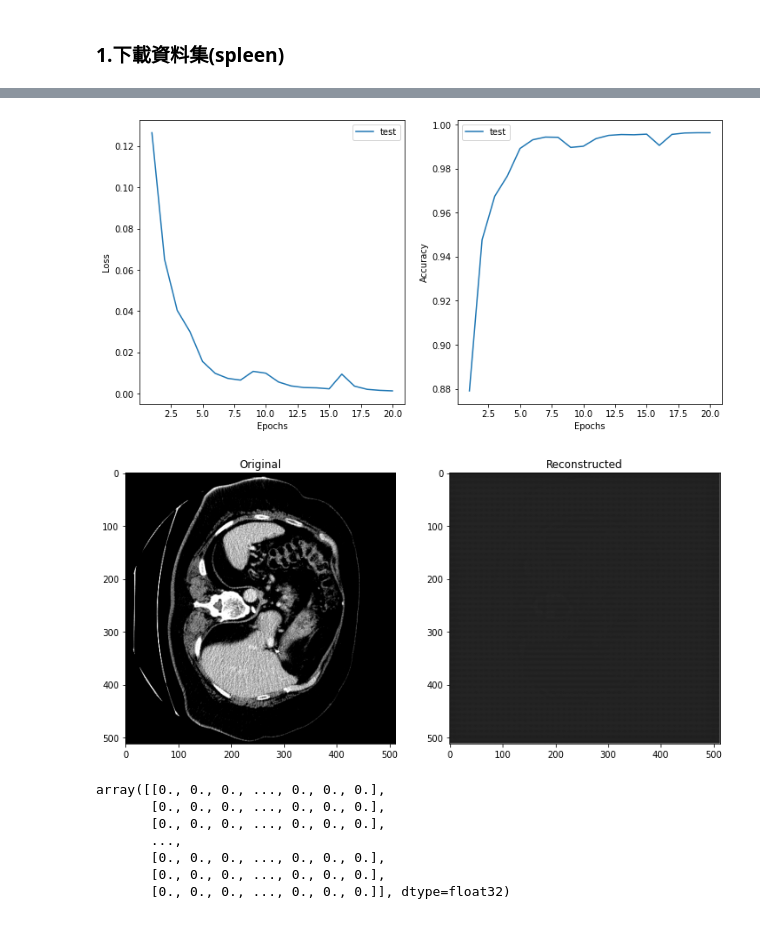
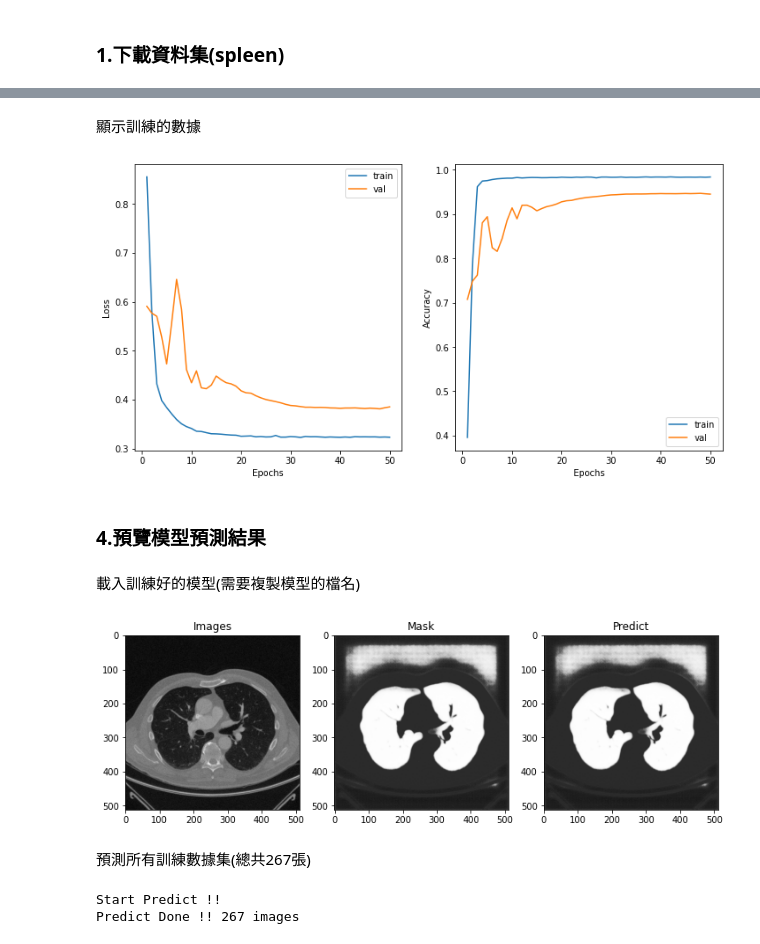
Before and after one commit to Tim-Li/X-ray_summer_school_2022, a Jupyter notebook: code/Python實作_Day2：深度學習在三維X光影像應用.ipynb, the cells around one changed output, grey strips where cells are left out. Saved outputs shown, nothing was run; the diff lists cells and outputs as text; code cells hidden in the pictures.

```diff
--- a/code/Python實作_Day2：深度學習在三維X光影像應用.ipynb
+++ b/code/Python實作_Day2：深度學習在三維X光影像應用.ipynb
@@ -243,25 +275,34 @@ Epoch 20: loss improved from 0.00158 to 0.00134, saving model to day_2:segmentat
+# %% [markdown]
+顯示訓練的數據
 # %%
 loss = history.history['loss']
-acc = history.history['acc']
+acc = history.history['accuracy']
+v_loss = history.history['val_loss']
+v_acc = history.history['val_accuracy']
 epoch = range(1, ep+1)
 
 plt.figure(figsize=(12, 6))
 plt.subplot(121)
-plt.plot(epoch,loss, label='test')
+plt.plot(epoch,loss,label='train')
+plt.plot(epoch,v_loss, label='val')
 # plt.title('Training and validation loss')
 plt.xlabel('Epochs')
 plt.ylabel('Loss')
 plt.legend()
 plt.subplot(122)
-plt.plot(epoch,acc, label='test')
+plt.plot(epoch,acc,label='train')
+plt.plot(epoch,v_acc, label='val')
 # plt.title('Training and validation loss')
 plt.xlabel('Epochs')
 plt.ylabel('Accuracy')
 plt.legend()
 plt.show()
 # %% [output]
-[figure, old version]
+[figure, new version]
+# %% [markdown]
+### 4.預覽模型預測結果
+# %% [markdown]
+載入訓練好的模型(需要複製模型的檔名)
 # %%
-#Load the model
 from keras.models import load_model
-unet_model = load_model("/home/txm/work_code/TXM_AI_project/DLFBP-TXM/model/sy_b1_epochs10_feature64.h5", compile=False)
+unet_model = load_model("/content/day_2:segmentation/trained_model/model_unet_annealer_F8_b10_epochs50.h5", compile=False)
@@ -268,18 +311,23 @@ unet_model = load_model("/home/txm/work_code/TXM_AI_project/DLFBP-TXM/model/sy_b
 # %%
-img1 = tifffile.imread('/content/day_2:segmentation/raw/train_image_raw/input_00030.tif')
+img1 = tifffile.imread('/content/day_2:segmentation/images/ID_0000_Z_0142.tif')
 img1=cv2.resize(img1,(SIZE, SIZE))
 img_array1 = img1.astype('float32') / 255.
 
 test_img = np.expand_dims(img_array1, axis=0)
 pred = unet_model.predict(test_img)
 
 plt.figure(figsize=(12, 6))
-plt.subplot(1,2,1)
+plt.subplot(1,3,1)
 plt.imshow(test_img[0],cmap='gray')
-plt.title('Original')
-plt.subplot(1,2,2)
+plt.title('Images')
+plt.subplot(1,3,2)
 plt.imshow(pred[0].reshape(SIZE,SIZE),cmap='gray')
-plt.title('Reconstructed')
+plt.title('Mask')
+plt.subplot(1,3,3)
+plt.imshow(pred[0].reshape(SIZE,SIZE),cmap='gray')
+plt.title('Predict')
 plt.show()
 # %% [output]
-[figure, old version]
+[figure, new version]
+# %% [markdown]
+預測所有訓練數據集(總共267張)
@@ -286,33 +337,23 @@ plt.show()
 # %%
-import glob
-from PIL import Image
-
 index = 0
-msg = '/home/txm/work_code/TXM_AI_project/1.Incomplete_CT_data/DLFBP-TXM/Data/real_data/tomo-zinc/corr_sion/'
+msg = str(project_dir)+'/images/'
 imfile = sorted(glob.glob(msg+"*"+".tif"))
-path='/home/txm/work_code/TXM_AI_project/1.Incomplete_CT_data/DLFBP-TXM/Data/real_data/tomo-zinc/Ai_z2/'
+path= str(save_predict_dir)+'/'
 print("Start Predict !!")
 for i in imfile:
-    print(i,index)
-    img1=cv2.imread(i, 0)
-    img1=cv2.resize(img1,(SIZE, SIZE))
-    img_array1 = img1.astype('float32') / 255.
-    test_img = np.expand_dims(img_array1, axis=0)
-    pred = DLFBP_model.predict(test_img)
+    # print(i,index)
+    img=tifffile.imread(i)
+    img=cv2.resize(img,(SIZE, SIZE))/ 255.
+    img_array = img.astype('float32')
+    test_img = np.expand_dims(img_array, axis=0)
+    pred = unet_model.predict(test_img)
     a=pred[0].reshape(SIZE,SIZE)*255
     sinogram = Image.fromarray(a)
     if sinogram.mode == "F":
         sinogram = sinogram.convert('L')
-    sinogram.save(path+f'P_{str(index).zfill(3)}.tif')
+    sinogram.save(path+f'P_{str(index).zfill(5)}.tif')
     index += 1
 print("Predict Done !!",len(imfile),"images")
+# %% [output]
+Start Predict !!
+Predict Done !! 267 images
-# %%
-test_img[0]
-# %% [output]
-array([[0., 0., 0., ..., 0., 0., 0.],
-       [0., 0., 0., ..., 0., 0., 0.],
-       [0., 0., 0., ..., 0., 0., 0.],
-       ...,
-       [0., 0., 0., ..., 0., 0., 0.],
-       [0., 0., 0., ..., 0., 0., 0.],
-       [0., 0., 0., ..., 0., 0., 0.]], dtype=float32)
```
Also changed, not shown: parts of 53 cells of this notebook.
